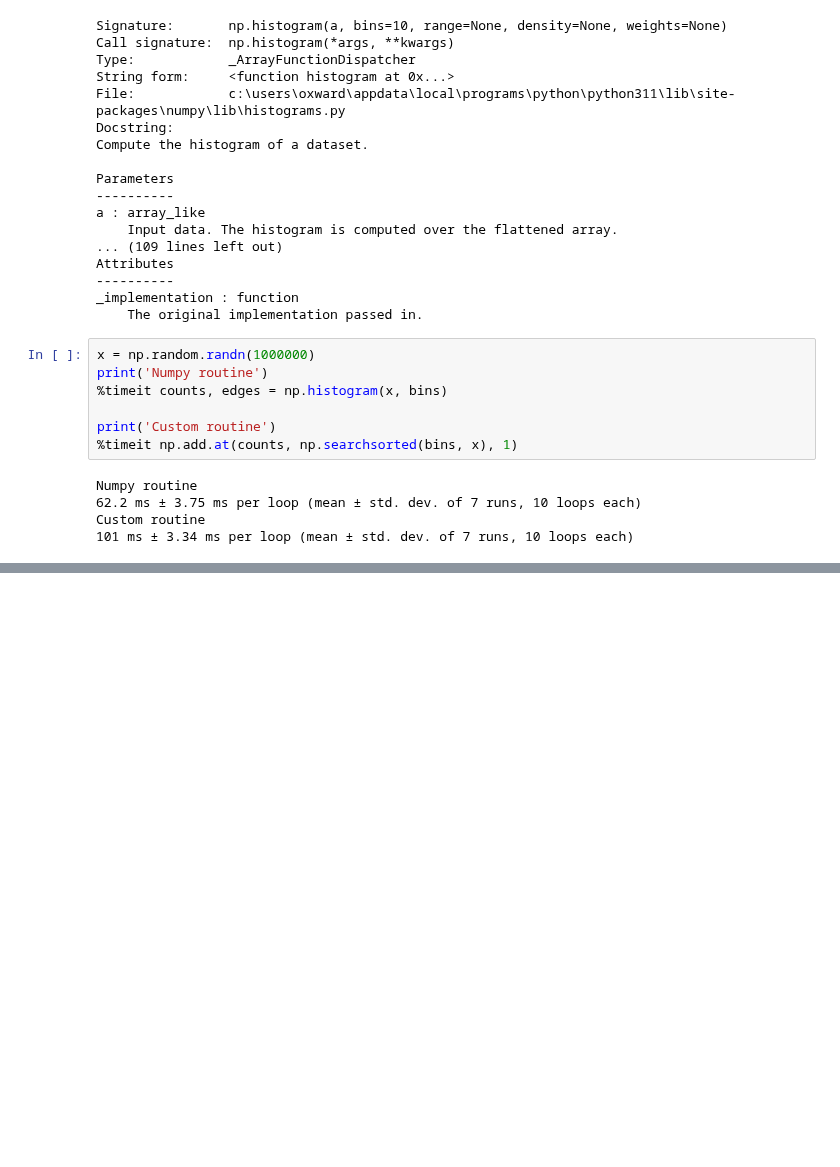
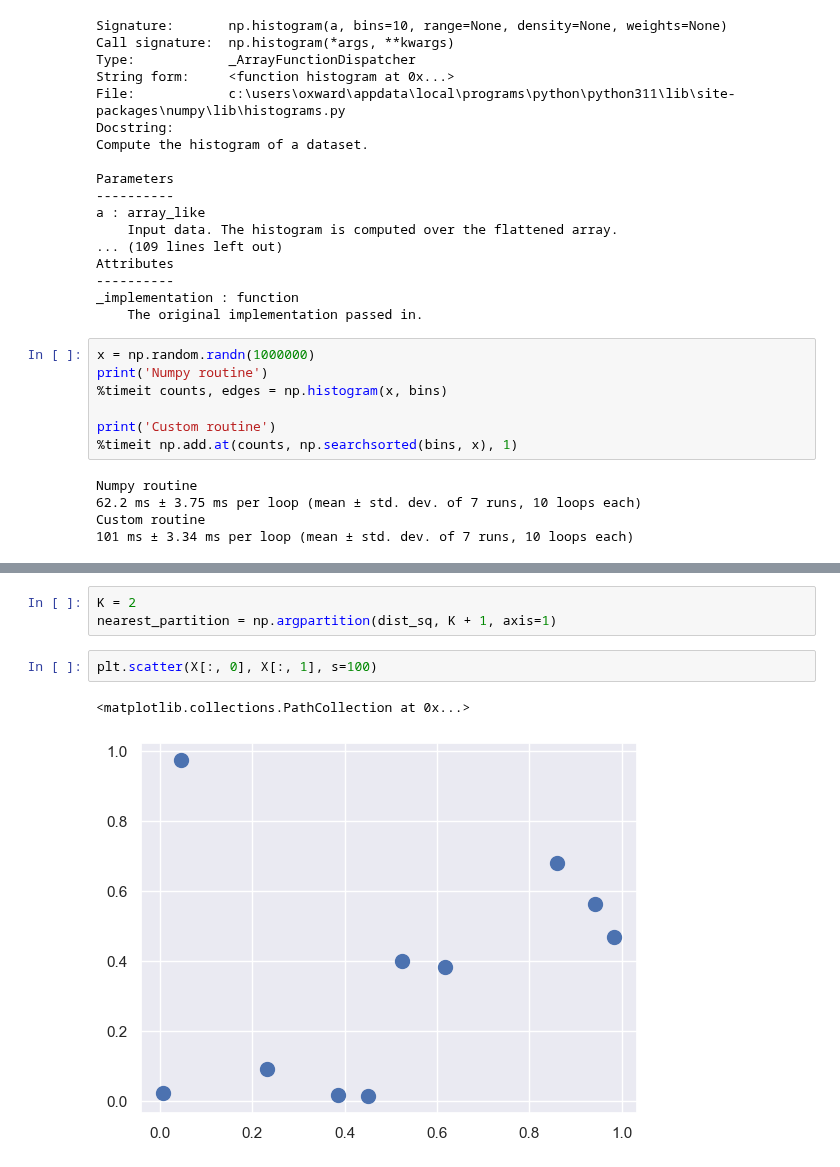
Before and after one commit to OxwardInc/Industrial-Training, a Jupyter notebook: Assignment/Week 13/numpy book.ipynb, the cells around one changed output, grey strips where cells are left out. Cells and saved outputs as stored; diff of their text form; blank space fills up the shorter version.

```diff
--- a/Assignment/Week 13/numpy book.ipynb
+++ b/Assignment/Week 13/numpy book.ipynb
@@ -1488,0 +1628,8 @@ Custom routine
+# %%
+K = 2
+nearest_partition = np.argpartition(dist_sq, K + 1, axis=1)
+# %%
+plt.scatter(X[:, 0], X[:, 1], s=100)
+# %% [output]
+<matplotlib.collections.PathCollection at 0x...>
+[figure, added]
```
Also changed, not shown: parts of 27 cells of this notebook.
